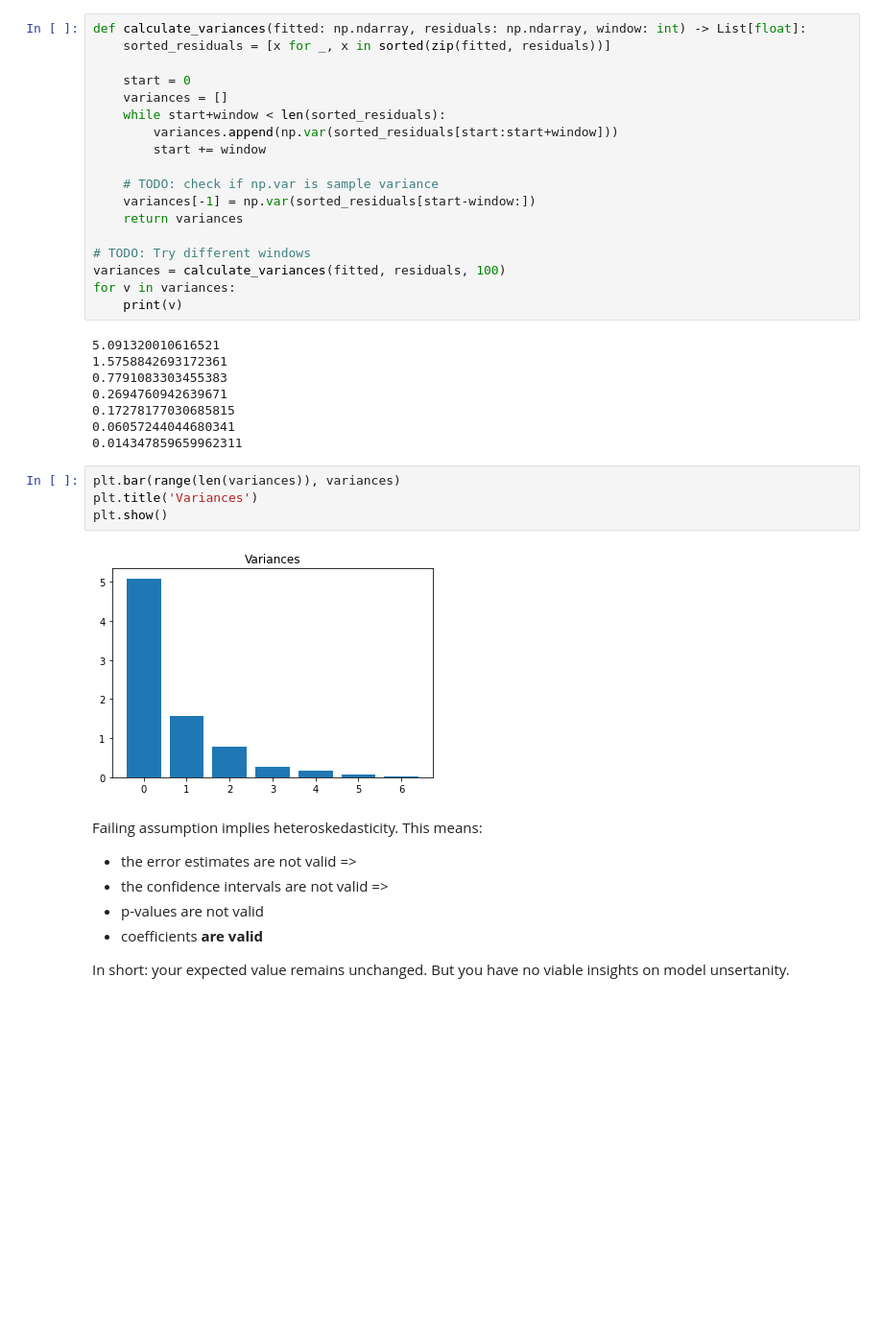
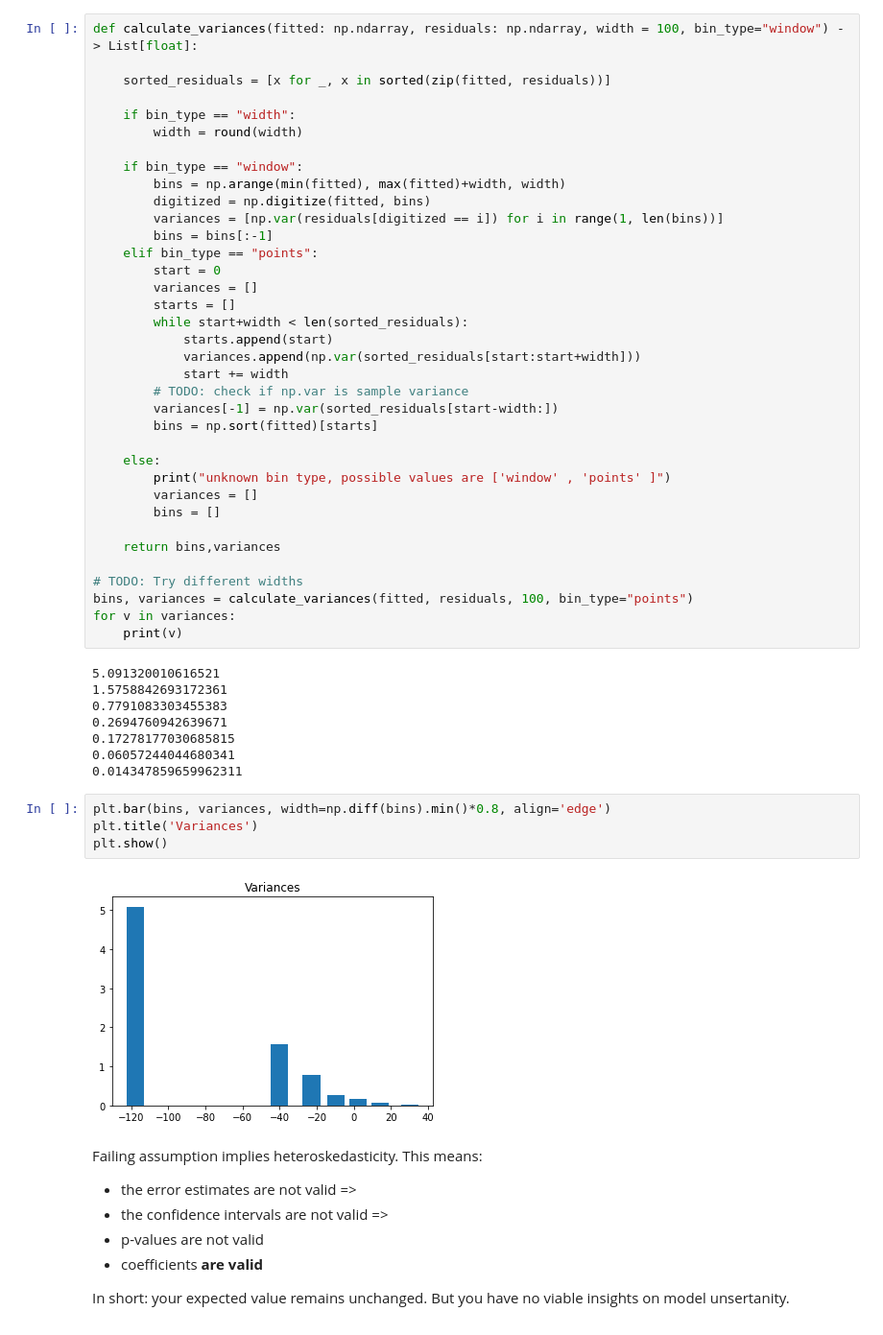
Before and after one commit to datali-ch/fantasticfeatures, a Jupyter notebook: main.ipynb, the cells around one changed output. Shown at 96% size. Cells and saved outputs as stored; diff of their text form; blank space fills up the shorter version.

```diff
--- a/main.ipynb
+++ b/main.ipynb
@@ -409,21 +399,39 @@ plot_fitted_vs_residuals(fitted, residuals, False, window=100)
 # %% [markdown]
 ### 3.2 Residuals: heteroskedasticity check
 # %%
-def calculate_variances(fitted: np.ndarray, residuals: np.ndarray, window: int) -> List[float]:
+def calculate_variances(fitted: np.ndarray, residuals: np.ndarray, width = 100, bin_type="window") -> List[float]:
+
     sorted_residuals = [x for _, x in sorted(zip(fitted, residuals))]
 
-    start = 0
-    variances = []
-    while start+window < len(sorted_residuals):
-        variances.append(np.var(sorted_residuals[start:start+window]))
-        start += window
+    if bin_type == "width":
+        width = round(width)
 
-    # TODO: check if np.var is sample variance
-    variances[-1] = np.var(sorted_residuals[start-window:])
-    return variances
+    if bin_type == "window":
+        bins = np.arange(min(fitted), max(fitted)+width, width)
+        digitized = np.digitize(fitted, bins)
+        variances = [np.var(residuals[digitized == i]) for i in range(1, len(bins))]
+        bins = bins[:-1]
+    elif bin_type == "points":
+        start = 0
+        variances = []
+        starts = []
+        while start+width < len(sorted_residuals):
+            starts.append(start)
+            variances.append(np.var(sorted_residuals[start:start+width]))
+            start += width
+        # TODO: check if np.var is sample variance
+        variances[-1] = np.var(sorted_residuals[start-width:])
+        bins = np.sort(fitted)[starts]
 
-# TODO: Try different windows
-variances = calculate_variances(fitted, residuals, 100)
+    else:
+        print("unknown bin type, possible values are ['window' , 'points' ]")
+        variances = []
+        bins = []
+
+    return bins,variances
+
+# TODO: Try different widths
+bins, variances = calculate_variances(fitted, residuals, 100, bin_type="points")
 for v in variances:
     print(v)
 # %% [output]
@@ -435,11 +443,11 @@ for v in variances:
 0.06057244044680341
 0.014347859659962311
 # %%
-plt.bar(range(len(variances)), variances)
+plt.bar(bins, variances, width=np.diff(bins).min()*0.8, align='edge')
 plt.title('Variances')
 plt.show()
 # %% [output]
-[figure, old version]
+[figure, new version]
 # %% [markdown]
 Failing assumption implies heteroskedasticity. This means:
 * the error estimates are not valid =>
```
Also changed, not shown: parts of 13 cells of this notebook.
